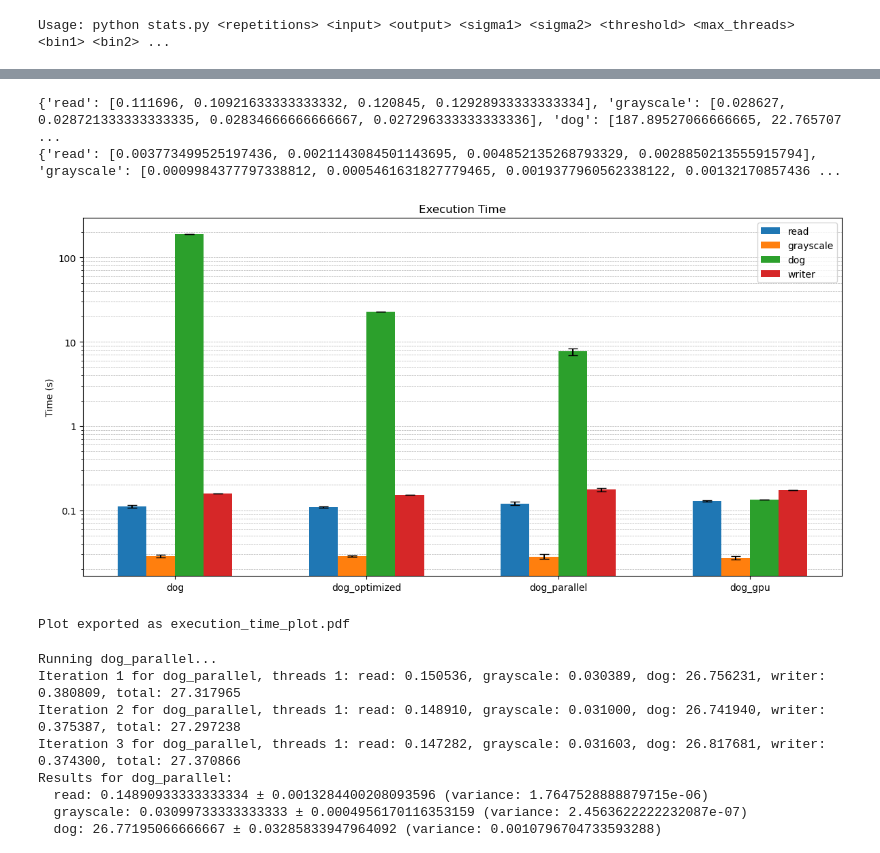
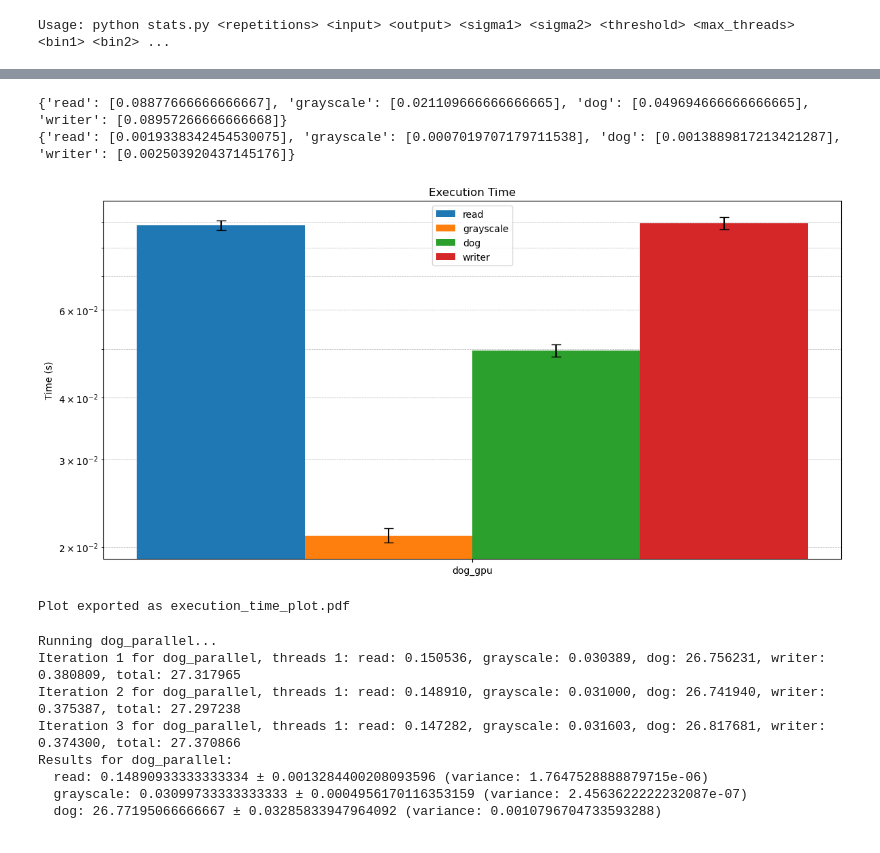
Before and after one commit to Antonio-Ciociola/CA_Project, a Jupyter notebook: stats.ipynb, the cells around one changed output, grey strips where cells are left out. Cells and saved outputs as stored; diff of their text form; code cells hidden in the pictures.

Commit message:
🪐 Jupiter: statistics and presentation images

```diff
--- a/stats.ipynb
+++ b/stats.ipynb
@@ -4,9 +4,11 @@ import sys
 import subprocess
 
 REPETITIONS = 3
-ARGS = ['images/video_cropped.mp4', 'images/video_cropped_edge.mp4', '3', '6', '0.5', '-1']
-bins = ['dog_parallel', 'dog_gpu', 'dog_optimized', 'dog']
+RESOLUTIONS = ['144', '480', '720', '1080']
+ARGS = ['images/video_supercropped.mp4', 'images/video_supercropped_edge.mp4', '3', '6', '0.5', '-1']
+bins_veri = ['dog', 'dog_flag', 'dog_optimized', 'dog_parallel', 'dog_gpu', 'dog_gpu_pair']
 
+FRAMES_PER_VIDEO = 3
 
 print("Usage: python stats.py <repetitions> <input> <output> <sigma1> <sigma2> <threshold> <max_threads> <bin1> <bin2> ...")
 # %% [output]
@@ -17,13 +19,13 @@ def get_stats(bin_path, threads = -1):
     # get the output of the executable
     try:
         # with args ARGS
-        script_dir = '/home/casta/CE_edge/CA_Project'
+        script_dir = '/home/taulant/CA_Project'
         bin_path = os.path.join(script_dir, bin_path)
         ARGS[0] = os.path.join(script_dir, ARGS[0])
         ARGS[1] = os.path.join(script_dir, ARGS[1])
         ARGS[-1] = str(threads)
 # Connect via SSH and execute the script
-        ssh_command = f"ssh casta@10.2.85.238 '{bin_path} {' '.join(ARGS)}'"
+        ssh_command = f"ssh taulant@192.168.92.41 '{bin_path} {' '.join(ARGS)}'"
         try:
             # print(f"Executing {ssh_command}")
             output = subprocess.check_output(ssh_command, shell=True, stderr=subprocess.STDOUT)
@@ -41,4 +43,6 @@ def get_stats(bin_path, threads = -1):
 
     cumulative_time = lines[-2].split('\t')
 
+
+
     return cumulative_time
@@ -134,0 +141,8 @@ results
+# %%
+# NON ESEGUIRE PIU'
+# Update results by dividing mean times and variances by FRAMES_PER_VIDEO
+for bin_key, resolutions in results.items():
+    for resolution_key, stats in resolutions.items():
+        stats['means'] = {key: value / FRAMES_PER_VIDEO for key, value in stats['means'].items()}
+        stats['variances'] = {key: value / FRAMES_PER_VIDEO**2 for key, value in stats['variances'].items()}
+        stats['std_deviation'] = {key: value / FRAMES_PER_VIDEO for key, value in stats['std_deviation'].items()}
@@ -144,6 +386,7 @@ categories = ['read', 'grayscale', 'dog', 'writer', 'total'][:-1]  # Exclude 'to
 
 # Reorder bins for plotting
 bins = ['dog', 'dog_optimized', 'dog_parallel', 'dog_gpu']
+bins = ['dog_gpu']
 
 # Prepare data for means and confidence intervals
 means = {category: [results[bin]['means'][category] for bin in bins] for category in categories}
@@ -157,36 +400,36 @@ x = np.arange(len(bins))  # the label locations
 width = 0.15  # the width of the bars
 
 fig, ax = plt.subplots(figsize=(12, 6))
 
 # Create bars for each category
 for i, category in enumerate(categories):
     ax.bar(x + i * width, means[category], width, label=category, yerr=std_devs[category], capsize=5)
 
 # Add labels, title, and legend
 #ax.set_xlabel('Bins')
 ax.set_ylabel('Time (s)')
 ax.set_title('Execution Time')
 ax.set_xticks(x + width * (len(categories) - 1) / 2)
 ax.set_xticklabels(bins)
 ax.set_yscale('log')
 ax.set_axisbelow(True)
 ax.yaxis.grid(True, which='both', linestyle='--', linewidth=0.5)
 ax.yaxis.set_major_formatter(plt.FuncFormatter(lambda y, _: f'{y:g}'))
 
 ax.legend()
 
 # Show plot
 plt.tight_layout()
 plt.show()
 
 # Export the plot as a PDF
 with PdfPages('/tmp/execution_time_plot.pdf') as pdf:
     pdf.savefig(fig)
     print("Plot exported as execution_time_plot.pdf")
 # %% [output]
-{'read': [0.111696, 0.10921633333333332, 0.120845, 0.12928933333333334], 'grayscale': [0.028627, 0.028721333333333335, 0.02834666666666667, 0.027296333333333336], 'dog': [187.89527066666665, 22.765707 ...
-{'read': [0.003773499525197436, 0.0021143084501143695, 0.004852135268793329, 0.0028850213555915794], 'grayscale': [0.0009984377797338812, 0.0005461631827779465, 0.0019377960562338122, 0.00132170857436 ...
+{'read': [0.08877666666666667], 'grayscale': [0.021109666666666665], 'dog': [0.049694666666666665], 'writer': [0.08957266666666668]}
+{'read': [0.0019338342454530075], 'grayscale': [0.0007019707179711538], 'dog': [0.0013889817213421287], 'writer': [0.002503920437145176]}
-[figure, old version]
+[figure, new version]
 Plot exported as execution_time_plot.pdf
 # %%
 # stats for dog_parallel
```
Also changed, not shown: parts of 9 cells of this notebook, 1 other file.
